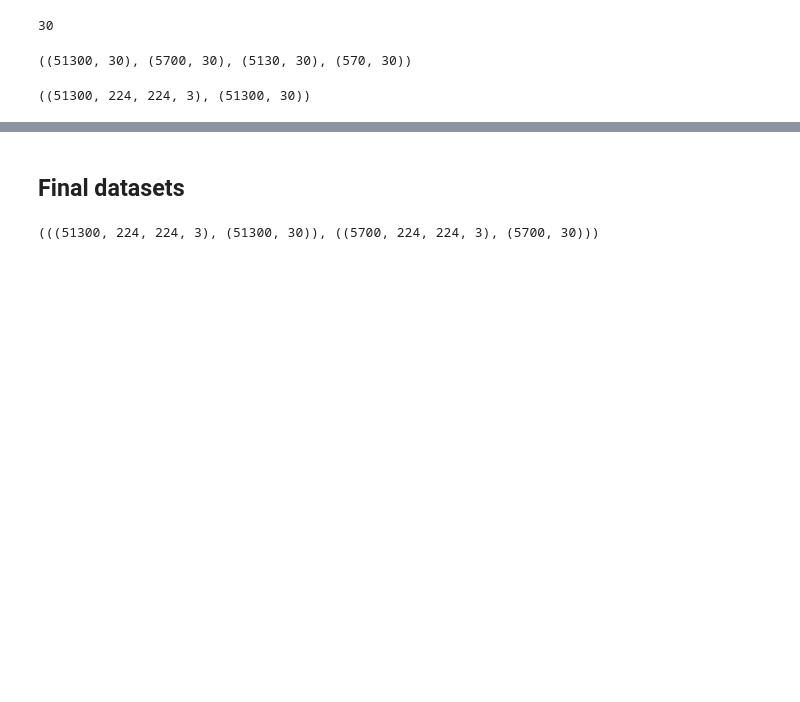
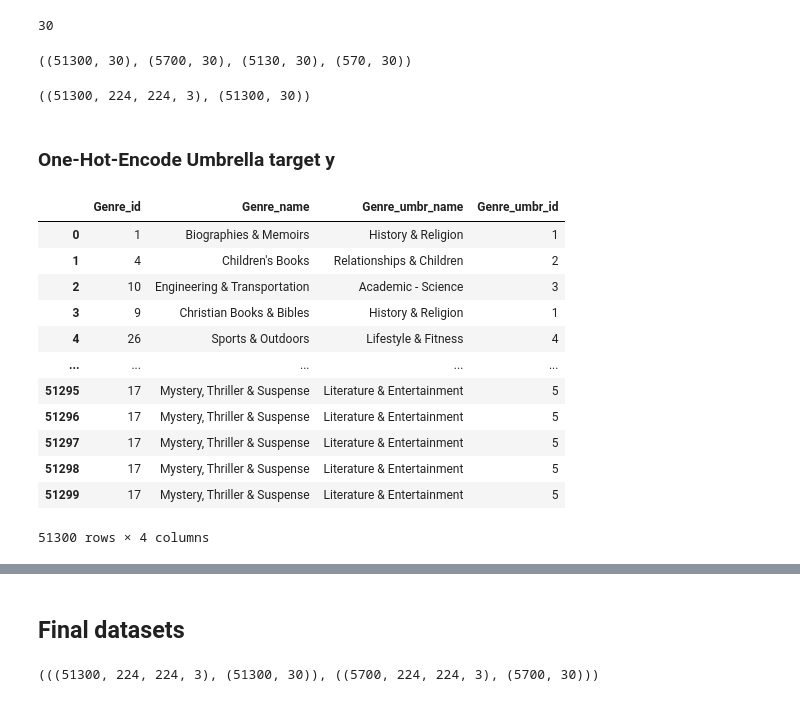
Before and after one commit to NahiaPeschard/wagon_book_cover, a Jupyter notebook: notebooks/elli_cnn.ipynb, the cells around one changed output, grey strips where cells are left out. Drawn from its saved outputs; the diff is of its cells as text; code cells hidden in the pictures; blank space fills up the shorter version.

Commit message:
np saved umbrella y

```diff
--- a/notebooks/elli_cnn.ipynb
+++ b/notebooks/elli_cnn.ipynb
@@ -256,3 +256,31 @@ y_train_cat.shape, y_test_cat.shape, y_train_small_cat.shape, y_test_small_cat.s
 X_train.shape, y_train_cat.shape
 # %% [output]
 ((51300, 224, 224, 3), (51300, 30))
+# %% [markdown]
+### One-Hot-Encode Umbrella target y
+# %%
+y_umbr = np.load("../raw_data/tmp_data/y_train_umbr.npy", encoding='bytes', allow_pickle=True)
+y_umbr_df = pd.DataFrame(y_umbr)
+y_umbr_df = y_umbr_df.rename(columns={
+    y_umbr_df.columns[0]: 'Genre_id',
+    y_umbr_df.columns[1]: 'Genre_name',
+    y_umbr_df.columns[2]: 'Genre_umbr_name',
+    y_umbr_df.columns[3]: 'Genre_umbr_id'
+})
+
+#y_umbr = y_umbr.rename_axis('Genre_id')
+y_umbr_df
+# %% [output]
+|  | Genre_id | Genre_name | Genre_umbr_name | Genre_umbr_id |
+| 0 | 1 | Biographies & Memoirs | History & Religion | 1 |
+| 1 | 4 | Children's Books | Relationships & Children | 2 |
+| 2 | 10 | Engineering & Transportation | Academic - Science | 3 |
+| 3 | 9 | Christian Books & Bibles | History & Religion | 1 |
+| 4 | 26 | Sports & Outdoors | Lifestyle & Fitness | 4 |
+| ... | ... | ... | ... | ... |
+| 51295 | 17 | Mystery, Thriller & Suspense | Literature & Entertainment | 5 |
+| 51296 | 17 | Mystery, Thriller & Suspense | Literature & Entertainment | 5 |
+| 51297 | 17 | Mystery, Thriller & Suspense | Literature & Entertainment | 5 |
+| 51298 | 17 | Mystery, Thriller & Suspense | Literature & Entertainment | 5 |
+| 51299 | 17 | Mystery, Thriller & Suspense | Literature & Entertainment | 5 |
+51300 rows × 4 columns
```
Also changed, not shown: parts of 10 cells of this notebook.
